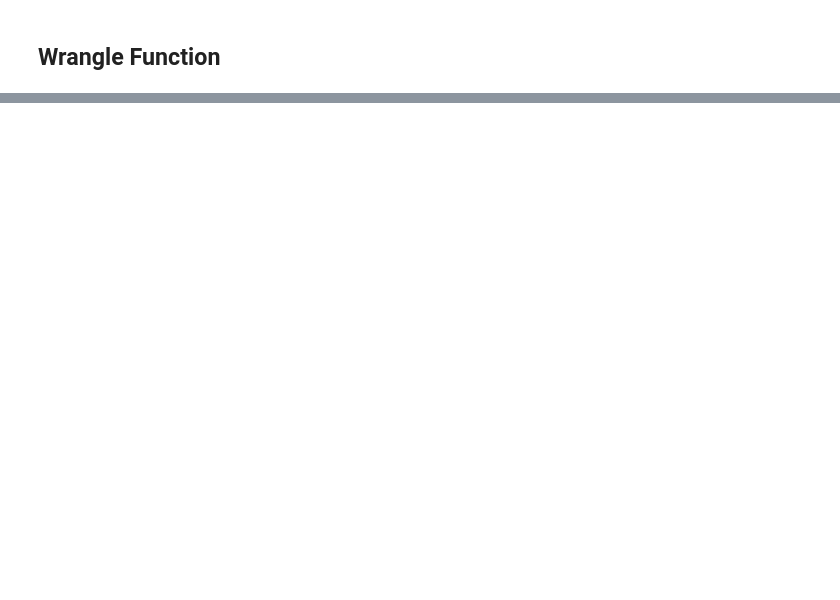
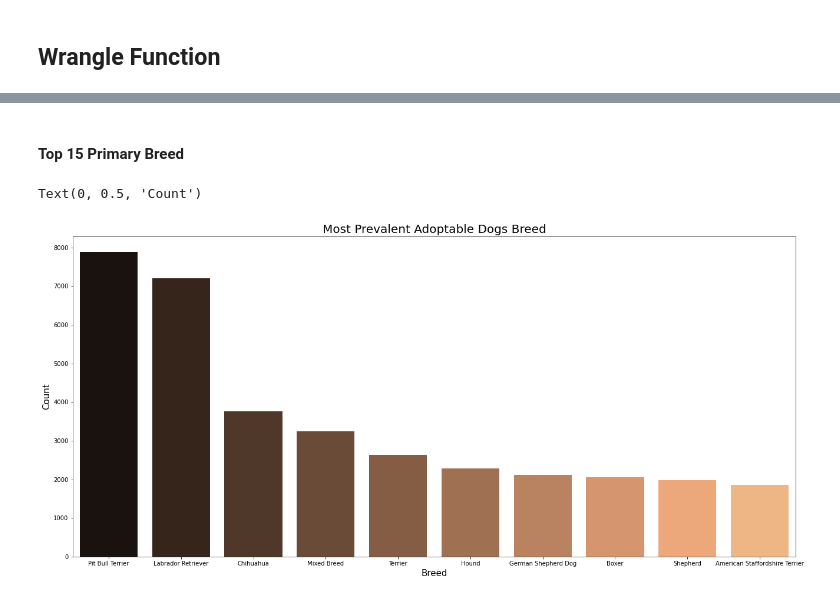
Before and after one commit to m3redithw/data-science-visualizations, a Jupyter notebook: AdoptableDogs /wrangle.ipynb, the cells around one changed output, grey strips where cells are left out. Drawn from its saved outputs; the diff is of its cells as text; code cells hidden in the pictures; blank space fills up the shorter version.

```diff
--- a/AdoptableDogs /wrangle.ipynb
+++ b/AdoptableDogs /wrangle.ipynb
@@ -295,0 +341,12 @@ def prep_data(df):
+# %% [markdown]
+#### Top 15 Primary Breed
+# %%
+plt.figure(figsize = (22,10))
+count = pd.DataFrame(df.breed_primary.value_counts().head(10).reset_index())
+sns.barplot(data=count, x='index', y='breed_primary',palette = 'copper')
+plt.title('Most Prevalent Adoptable Dogs Breed', fontsize = 20)
+plt.xlabel('Breed', fontsize = 15)
+plt.ylabel('Count', fontsize = 15)
+# %% [output]
+Text(0, 0.5, 'Count')
+[figure, added]
```
Also changed, not shown: parts of 19 cells of this notebook.
